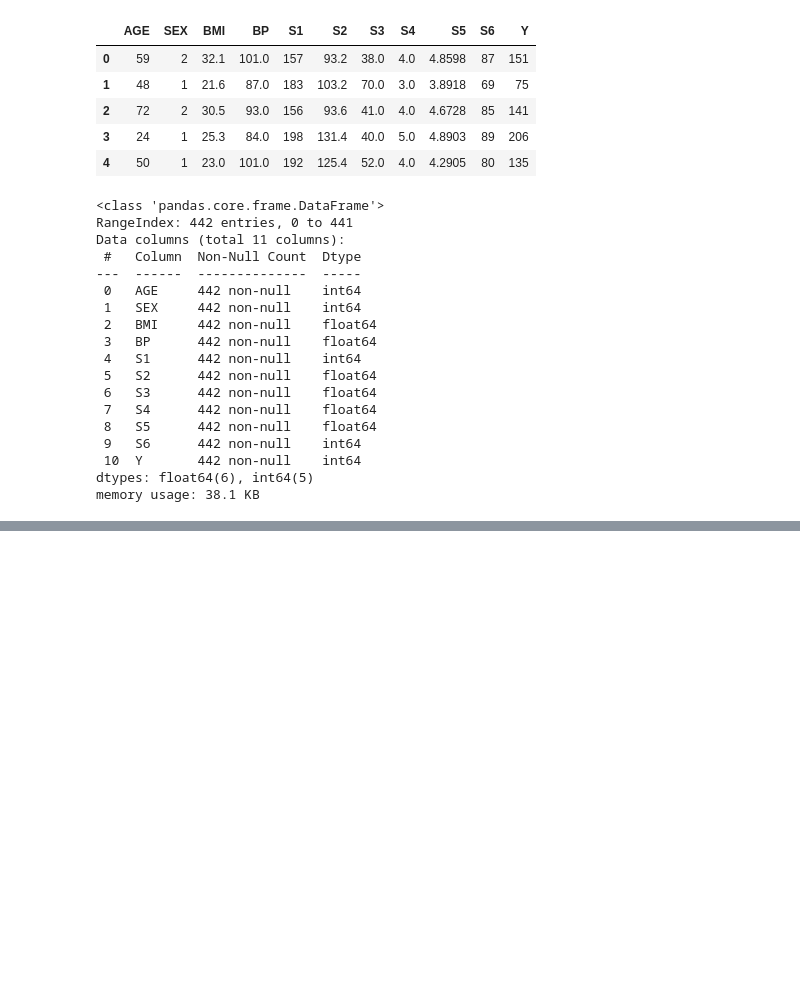
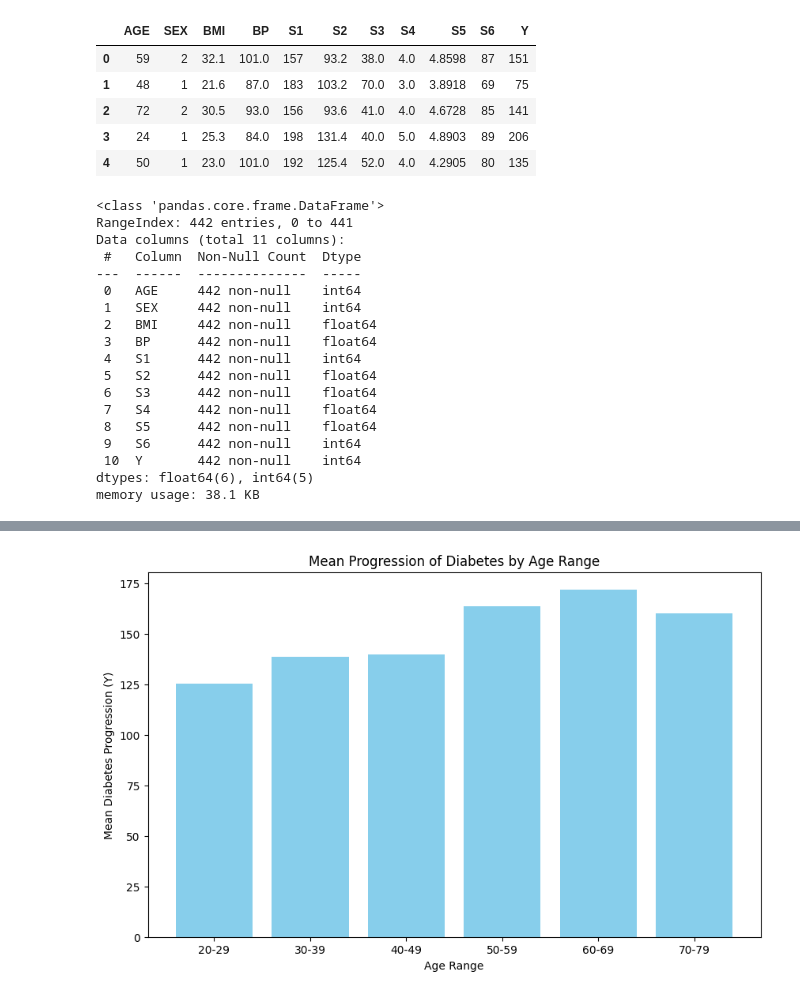
Before and after one commit to alfredwisana/DPV, a Jupyter notebook: Practical 1/assignment1.ipynb, the cells around one changed output, grey strips where cells are left out. Cells and saved outputs as stored; diff of their text form; code cells hidden in the pictures; blank space fills up the shorter version.

```diff
--- a/Practical 1/assignment1.ipynb
+++ b/Practical 1/assignment1.ipynb
@@ -13,3 +14,3 @@ Mounted at /content/drive
 # %%
-data = pd.read_csv("/content/drive/MyDrive/DPV/Practical 1/Practical 1/diabetes.tab.csv",delimiter=",")
+df = pd.read_csv("/content/drive/MyDrive/DPV/Practical 1/Practical 1/diabetes.tab.csv",delimiter=",")
 # %%
@@ -66,0 +58,8 @@ target = diabetes.target
+# %%
+bins = [20, 30, 40, 50, 60, 70, 80]
+labels = ['20-29', '30-39', '40-49', '50-59', '60-69', '70-79']
+df['age_range'] = pd.cut(df['AGE'], bins=bins, labels=labels, right=False)
+# %%
+age_progression = df.groupby('age_range')['Y'].mean().reset_index()
+age_progression.columns = ['Age Range', 'Mean Progression']
+age_progression
@@ -66,0 +74,13 @@ target = diabetes.target
+# %%
+# Analyze the progression of diabetes by age range
+
+
+# Plot the progression of diabetes by age range
+plt.figure(figsize=(10, 6))
+plt.bar(age_progression['Age Range'], age_progression['Mean Progression'], color='skyblue')
+plt.title('Mean Progression of Diabetes by Age Range')
+plt.xlabel('Age Range')
+plt.ylabel('Mean Diabetes Progression (Y)')
+plt.show()
+# %% [output]
+[figure, added]
```
Also changed, not shown: parts of 9 cells of this notebook.
